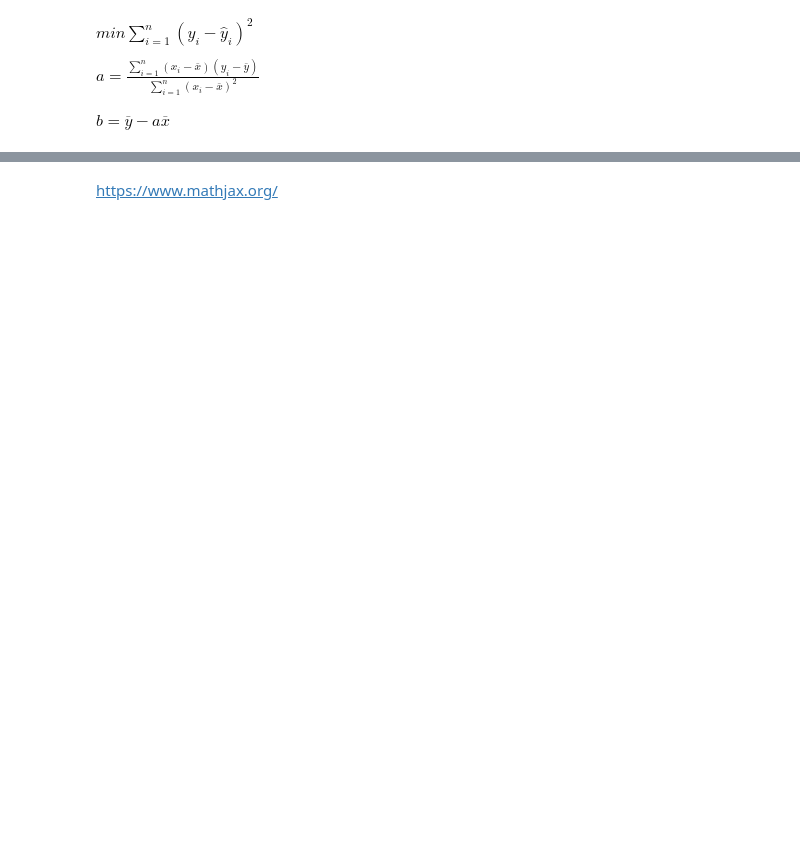
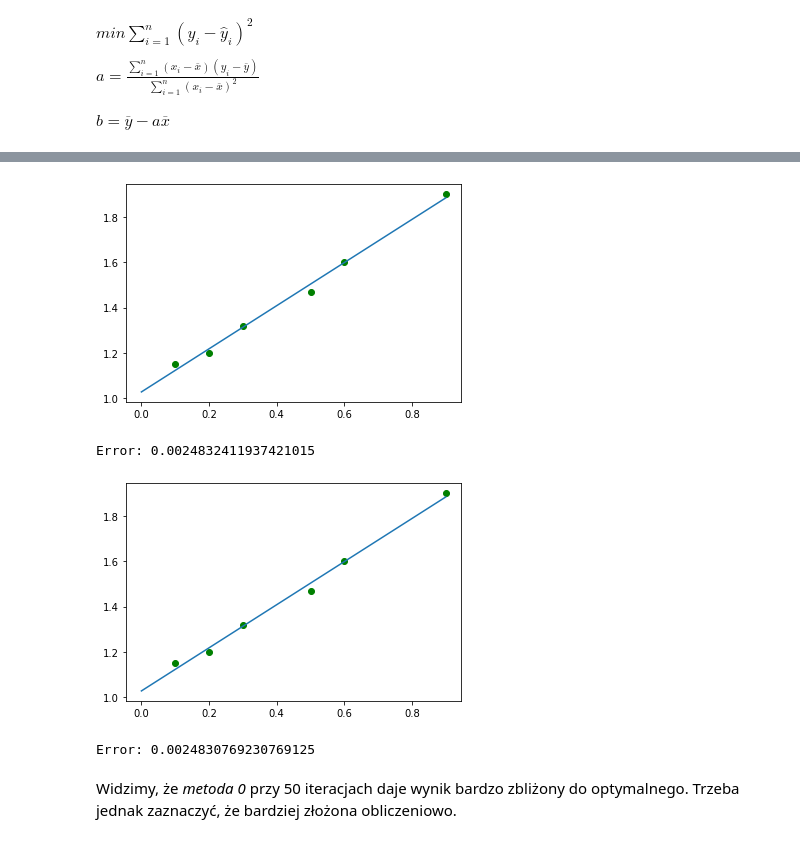
Before and after one commit to fdafadf/ml, a Jupyter notebook: MachineLearning.ipynb, the cells around one changed output, grey strips where cells are left out. Cells and saved outputs as stored; diff of their text form; code cells hidden in the pictures; blank space fills up the shorter version.

```diff
--- a/MachineLearning.ipynb
+++ b/MachineLearning.ipynb
@@ -267,9 +243,0 @@ Szukamy takiej prostej, dla której suma błędów jest jak najmniejsza: $ min \
-# %%
-data = np.array([
-    [0.1, 0.5],
-    [0.2, 0.3],
-    [0.3, 0.6],
-    [0.5, 0.4],
-    [0.6, 0.3],
-    [0.9, 0.7],
-])
@@ -307,11 +247,3 @@ $ min \sum_{i=1}^{n} (y_i−\hat{y}_i)^2 $
 $ a = \frac{\sum_{i=1}^{n} (x_i - \overline{x})(y_i - \overline{y})}{\sum_{i=1}^{n} (x_i - \overline{x})^2} $
 
 $ b = \overline{y} - a \overline{x} $
-# %%
-data = data_set_1
-x_mean = data[:, 0].mean()
-y_mean = data[:, 1].mean()
-x, y = data.T
-plt.scatter(x, y)
-plt.scatter([x_mean], [y_mean], color='red')
-plt.show()
@@ -383,2 +250,25 @@ least_qubics error: 0.00819672131147543
-# %% [markdown]
-https://www.mathjax.org/
+# %%
+def least_squares(data):
+  x_mean = data[:, 0].mean()
+  y_mean = data[:, 1].mean()
+  x_diffs = [a[0] - x_mean for a in data]
+  y_diffs = [a[1] - y_mean for a in data]
+  x_squares = [a * a for a in x_diffs]
+  a = sum([a[0] * a[1] for a in zip(x_diffs, y_diffs)]) / sum(x_squares)
+  b = y_mean - a * x_mean
+  return a, b
+
+a, b = method_0(data, iterations=50)
+draw_data_and_line(data, a, b)
+print(f'Error: {calculate_error(data, a, b)}')
+
+a, b = least_squares(data)
+draw_data_and_line(data, a, b)
+print(f'Error: {calculate_error(data, a, b)}')
+# %% [output]
+[figure, added]
+Error: 0.0024832411937421015
+[figure, added]
+Error: 0.0024830769230769125
+# %% [markdown]
+Widzimy, że *metoda 0* przy 50 iteracjach daje wynik bardzo zbliżony do optymalnego. Trzeba jednak zaznaczyć, że bardziej złożona obliczeniowo.
```
Also changed, not shown: parts of 15 cells of this notebook.
